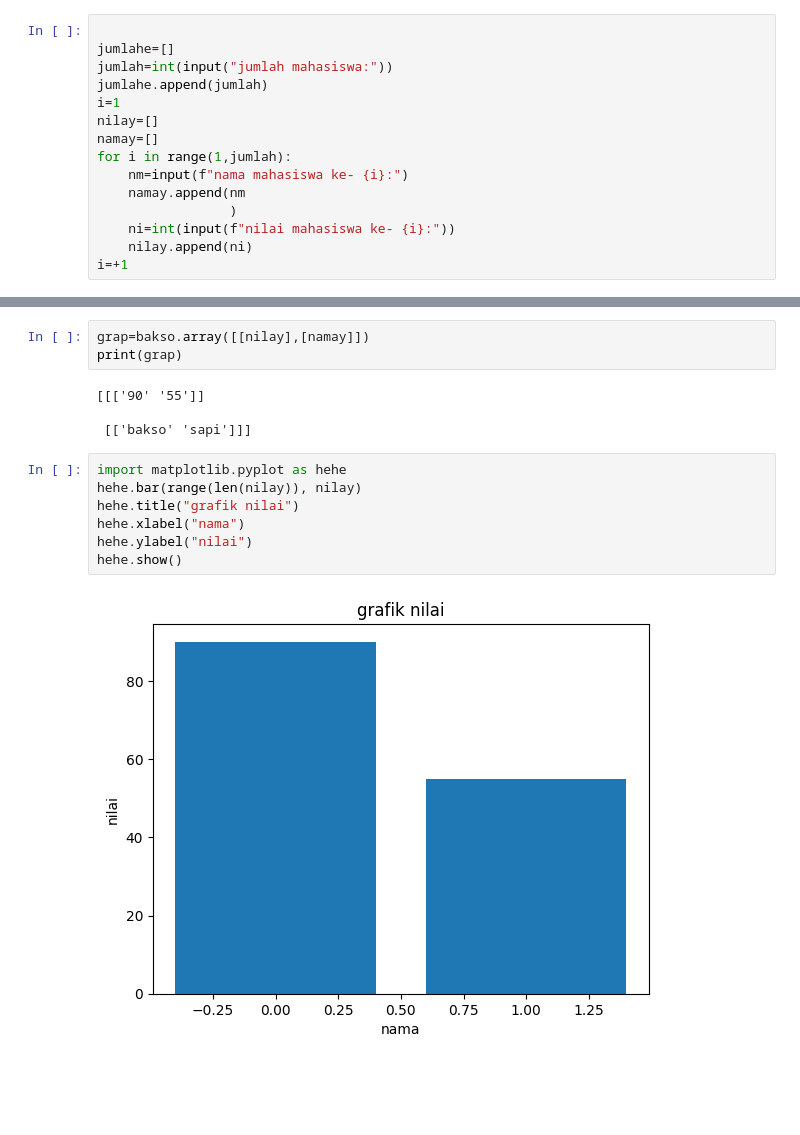
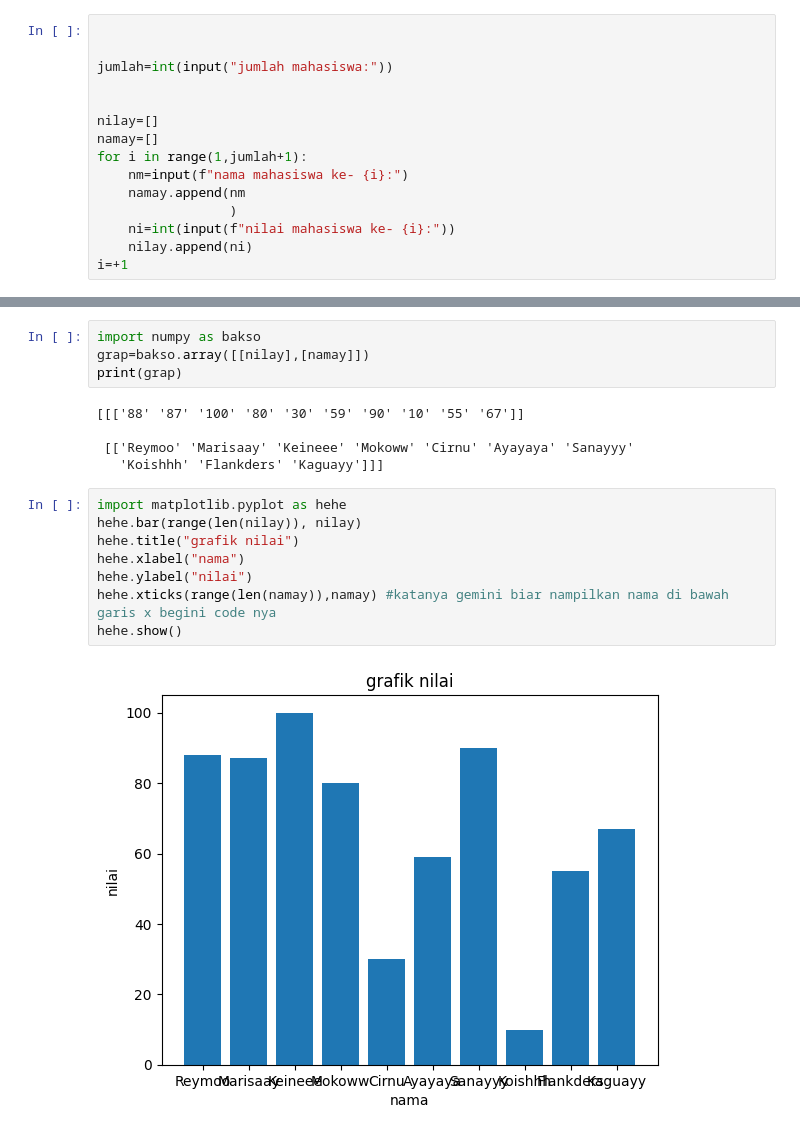
Before and after one commit to eyka0209akssjjs0209/01-array, a Jupyter notebook: latihan1.ipynb, the cells around one changed output, grey strips where cells are left out. Drawn from its saved outputs; the diff is of its cells as text; blank space fills up the shorter version.

```diff
--- a/latihan1.ipynb
+++ b/latihan1.ipynb
@@ -5,12 +3,12 @@ import numpy as bakso
 # %%
 
-jumlahe=[]
+
 jumlah=int(input("jumlah mahasiswa:"))
-jumlahe.append(jumlah)
-i=1
+
+
 nilay=[]
 namay=[]
-for i in range(1,jumlah):
+for i in range(1,jumlah+1):
     nm=input(f"nama mahasiswa ke- {i}:")
     namay.append(nm
                  )
@@ -42,17 +52,20 @@ mahasiswa lulus: 1
 # %%
+import numpy as bakso
 grap=bakso.array([[nilay],[namay]])
 print(grap)
 # %% [output]
-[[['90' '55']]
+[[['88' '87' '100' '80' '30' '59' '90' '10' '55' '67']]
 
- [['bakso' 'sapi']]]
+ [['Reymoo' 'Marisaay' 'Keineee' 'Mokoww' 'Cirnu' 'Ayayaya' 'Sanayyy'
+   'Koishhh' 'Flankders' 'Kaguayy']]]
 # %%
 import matplotlib.pyplot as hehe
 hehe.bar(range(len(nilay)), nilay)
 hehe.title("grafik nilai")
 hehe.xlabel("nama")
 hehe.ylabel("nilai")
+hehe.xticks(range(len(namay)),namay) #katanya gemini biar nampilkan nama di bawah garis x begini code nya
 hehe.show()
 # %% [output]
-[figure, old version]
+[figure, new version]
 # %%
```
Also changed, not shown: parts of 7 cells of this notebook.
